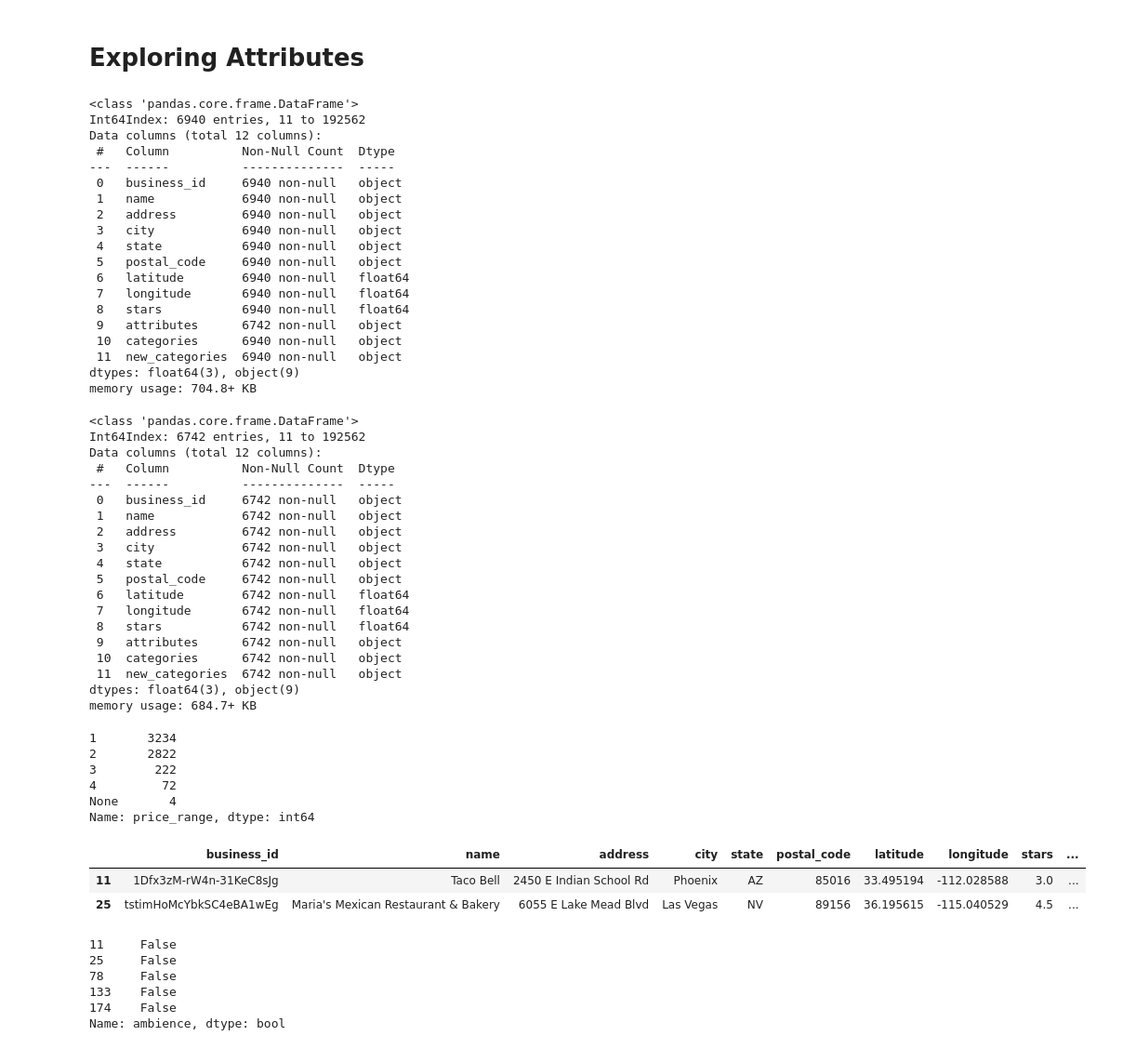
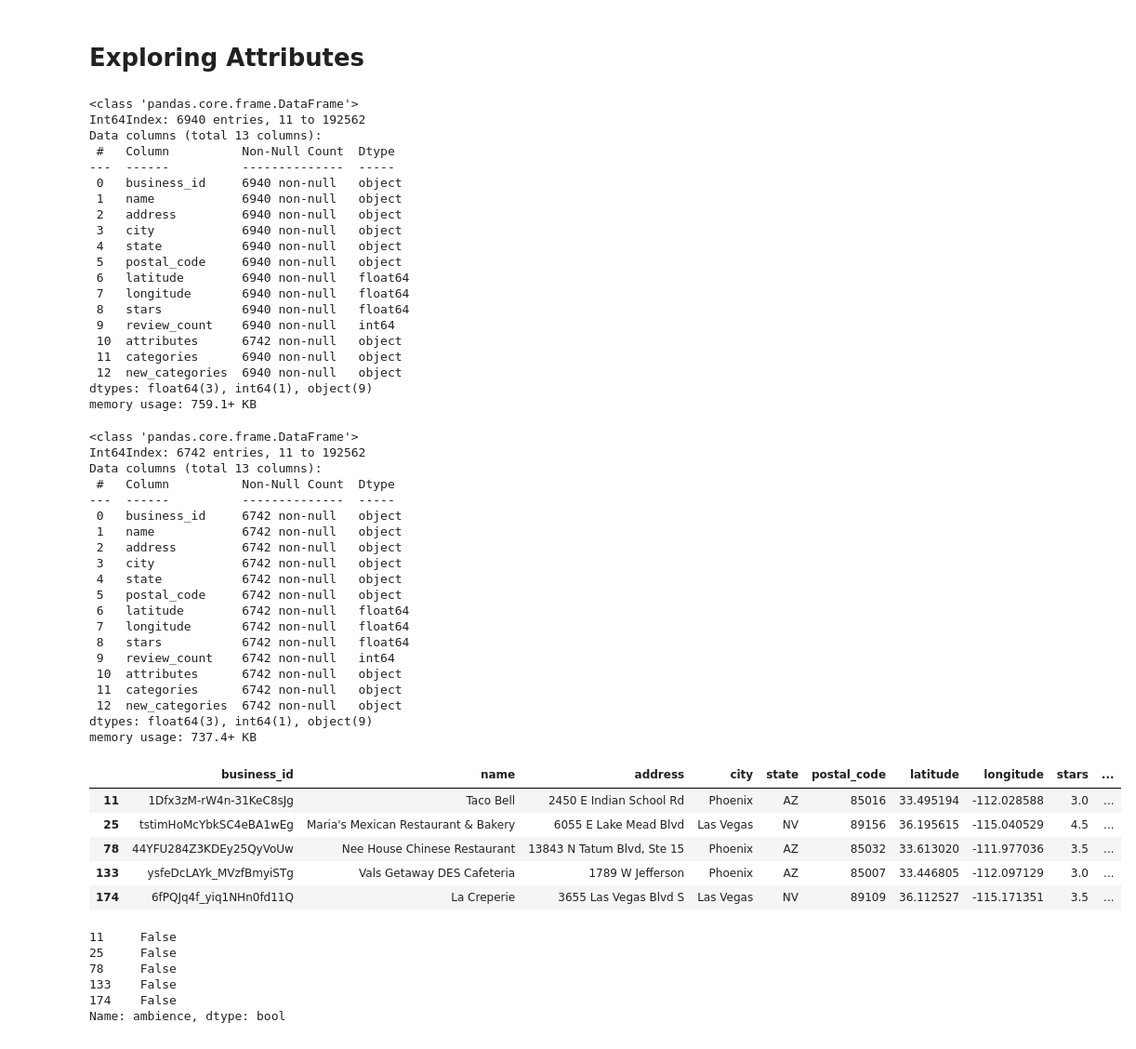
Before and after one commit to sanamica/restaurant_preference, a Jupyter notebook: yelp_data_cleaning_merging.ipynb, the cells around one changed output. Shown at 93% size. Drawn from its saved outputs; the diff is of its cells as text; code cells hidden in the pictures.

```diff
--- a/yelp_data_cleaning_merging.ipynb
+++ b/yelp_data_cleaning_merging.ipynb
@@ -88,7 +89,7 @@ df_b.shape
 (39266, 14)
 # %%
 #dropping columns
-drop_columns = ['hours','is_open','review_count']
+drop_columns = ['hours','is_open']
 df_b = df_b.drop(drop_columns, axis=1)
 # %%
 #selecting resturants
@@ -333,7 +335,7 @@ business_resturants.info()
 # %% [output]
 <class 'pandas.core.frame.DataFrame'>
 Int64Index: 6940 entries, 11 to 192562
-Data columns (total 12 columns):
+Data columns (total 13 columns):
  #   Column          Non-Null Count  Dtype
 ---  ------          --------------  -----
  0   business_id     6940 non-null   object
@@ -345,11 +347,12 @@ Data columns (total 12 columns):
  6   latitude        6940 non-null   float64
  7   longitude       6940 non-null   float64
  8   stars           6940 non-null   float64
- 9   attributes      6742 non-null   object
- 10  categories      6940 non-null   object
- 11  new_categories  6940 non-null   object
-dtypes: float64(3), object(9)
-memory usage: 704.8+ KB
+ 9   review_count    6940 non-null   int64
+ 10  attributes      6742 non-null   object
+ 11  categories      6940 non-null   object
+ 12  new_categories  6940 non-null   object
+dtypes: float64(3), int64(1), object(9)
+memory usage: 759.1+ KB
 # %%
 business_resturants =business_resturants[business_resturants['attributes'].notnull()]
 # %%
@@ -357,7 +360,7 @@ business_resturants.info()
 # %% [output]
 <class 'pandas.core.frame.DataFrame'>
 Int64Index: 6742 entries, 11 to 192562
-Data columns (total 12 columns):
+Data columns (total 13 columns):
  #   Column          Non-Null Count  Dtype
 ---  ------          --------------  -----
  0   business_id     6742 non-null   object
@@ -369,38 +372,33 @@ Data columns (total 12 columns):
  6   latitude        6742 non-null   float64
  7   longitude       6742 non-null   float64
  8   stars           6742 non-null   float64
- 9   attributes      6742 non-null   object
- 10  categories      6742 non-null   object
- 11  new_categories  6742 non-null   object
-dtypes: float64(3), object(9)
-memory usage: 684.7+ KB
+ 9   review_count    6742 non-null   int64
+ 10  attributes      6742 non-null   object
+ 11  categories      6742 non-null   object
+ 12  new_categories  6742 non-null   object
+dtypes: float64(3), int64(1), object(9)
+memory usage: 737.4+ KB
 # %%
 #getting price range from nested attribute column
 idx = business_resturants.index[business_resturants.attributes.notna()]
 price_range = pd.json_normalize(business_resturants.attributes.dropna().tolist())['RestaurantsPriceRange2']
 price_range.index =idx
 business_resturants['price_range'] =price_range
-# %%
-business_resturants.price_range.value_counts()
-# %% [output]
-1       3234
-2       2822
-3        222
-4         72
-None       4
-Name: price_range, dtype: int64
+# %%
+business_resturants.head()
+# %% [output]
+|  | business_id | name | address | city | state | postal_code | latitude | longitude | stars | ... |
+| 11 | 1Dfx3zM-rW4n-31KeC8sJg | Taco Bell | 2450 E Indian School Rd | Phoenix | AZ | 85016 | 33.495194 | -112.028588 | 3.0 | ... |
+| 25 | tstimHoMcYbkSC4eBA1wEg | Maria's Mexican Restaurant & Bakery | 6055 E Lake Mead Blvd | Las Vegas | NV | 89156 | 36.195615 | -115.040529 | 4.5 | ... |
+| 78 | 44YFU284Z3KDEy25QyVoUw | Nee House Chinese Restaurant | 13843 N Tatum Blvd, Ste 15 | Phoenix | AZ | 85032 | 33.613020 | -111.977036 | 3.5 | ... |
+| 133 | ysfeDcLAYk_MVzfBmyiSTg | Vals Getaway DES Cafeteria | 1789 W Jefferson | Phoenix | AZ | 85007 | 33.446805 | -112.097129 | 3.0 | ... |
+| 174 | 6fPQJq4f_yiq1NHn0fd11Q | La Creperie | 3655 Las Vegas Blvd S | Las Vegas | NV | 89109 | 36.112527 | -115.171351 | 3.5 | ... |
 # %%
 #getting ambience from nested Json column attibutes
 idx = business_resturants.index[business_resturants.attributes.notna()]
 ambience = pd.json_normalize(business_resturants.attributes.dropna().tolist())['Ambience']
 ambience.index =idx
 business_resturants['ambience'] = ambience
-# %%
-business_resturants.head(2)
-# %% [output]
-|  | business_id | name | address | city | state | postal_code | latitude | longitude | stars | ... |
-| 11 | 1Dfx3zM-rW4n-31KeC8sJg | Taco Bell | 2450 E Indian School Rd | Phoenix | AZ | 85016 | 33.495194 | -112.028588 | 3.0 | ... |
-| 25 | tstimHoMcYbkSC4eBA1wEg | Maria's Mexican Restaurant & Bakery | 6055 E Lake Mead Blvd | Las Vegas | NV | 89156 | 36.195615 | -115.040529 | 4.5 | ... |
 # %%
 # idx = business_resturants.index[business_resturants.attributes.notna()]
 # romantic = pd.json_normalize(business_resturants.attributes.dropna().tolist(), max_level = 1) #max_level to look at nested level
```
Also changed, not shown: parts of 36 cells of this notebook, 2 other files.
